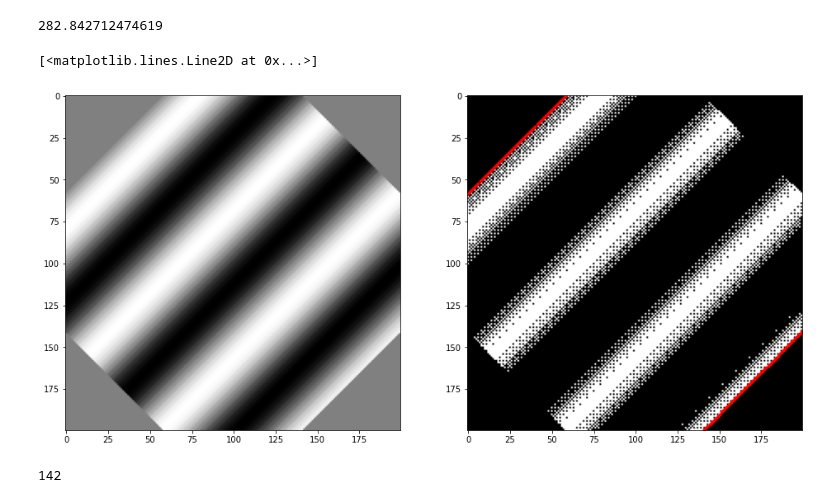
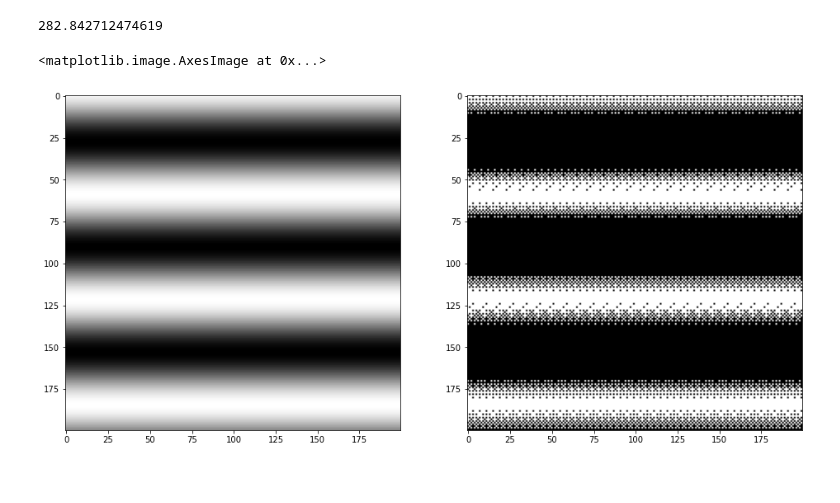
Before and after one commit to sawyerap/PythonDataViz, a Jupyter notebook: viz_dithering_algos.ipynb, the cells around one changed output. Cells and saved outputs as stored; diff of their text form; code cells hidden in the pictures.

```diff
--- a/viz_dithering_algos.ipynb
+++ b/viz_dithering_algos.ipynb
@@ -146,26 +143,17 @@ xlen*np.sqrt(2)
 282.842712474619
 # %%
 bas_img = im.fromarray(base_arr)
-rot_img = bas_img.rotate(-45)
+rot_img = bas_img.rotate(90)
 rot_arr = np.array(rot_img)
 dm = dither_matrix(8)
 #dm = np.flip(dm)
 #dm = np.rot90(dm)
 rot_dit = ordered_dithering(rot_arr/256.0,dm)
 fig, ax_list = plt.subplots(nrows=1, ncols=2, figsize=(16, 8))
 ax_list[0].imshow(rot_arr, cmap='gray')
 ax_list[1].imshow(rot_dit, cmap='gray')
-ax_list[1].plot(xdiag,ydiag,'r.')
-ax_list[1].plot(xdiag_opp,ydiag_opp,'r.')
+#ax_list[1].plot(xdiag,ydiag,'r.')
+#ax_list[1].plot(xdiag_opp,ydiag_opp,'r.')
 # %% [output]
-[<matplotlib.lines.Line2D at 0x...>]
+<matplotlib.image.AxesImage at 0x...>
-[figure, old version]
+[figure, new version]
-# %%
-xs = 0
-ys = 58
-trace = []
-for j in range(200-ys):
-    trace.append((xs+j, ys+j))
-print(len(trace))
-# %% [output]
-142
```
Also changed, not shown: parts of 6 cells of this notebook.
